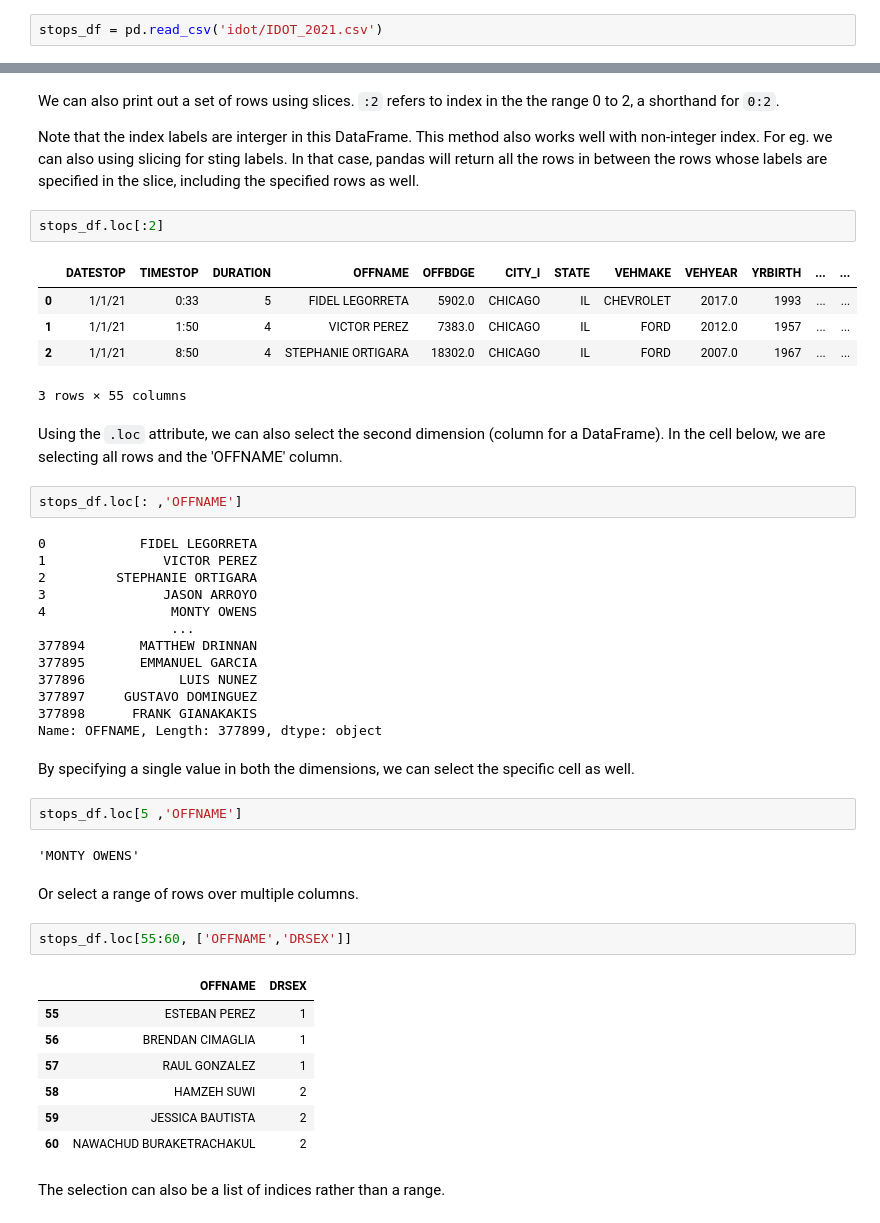
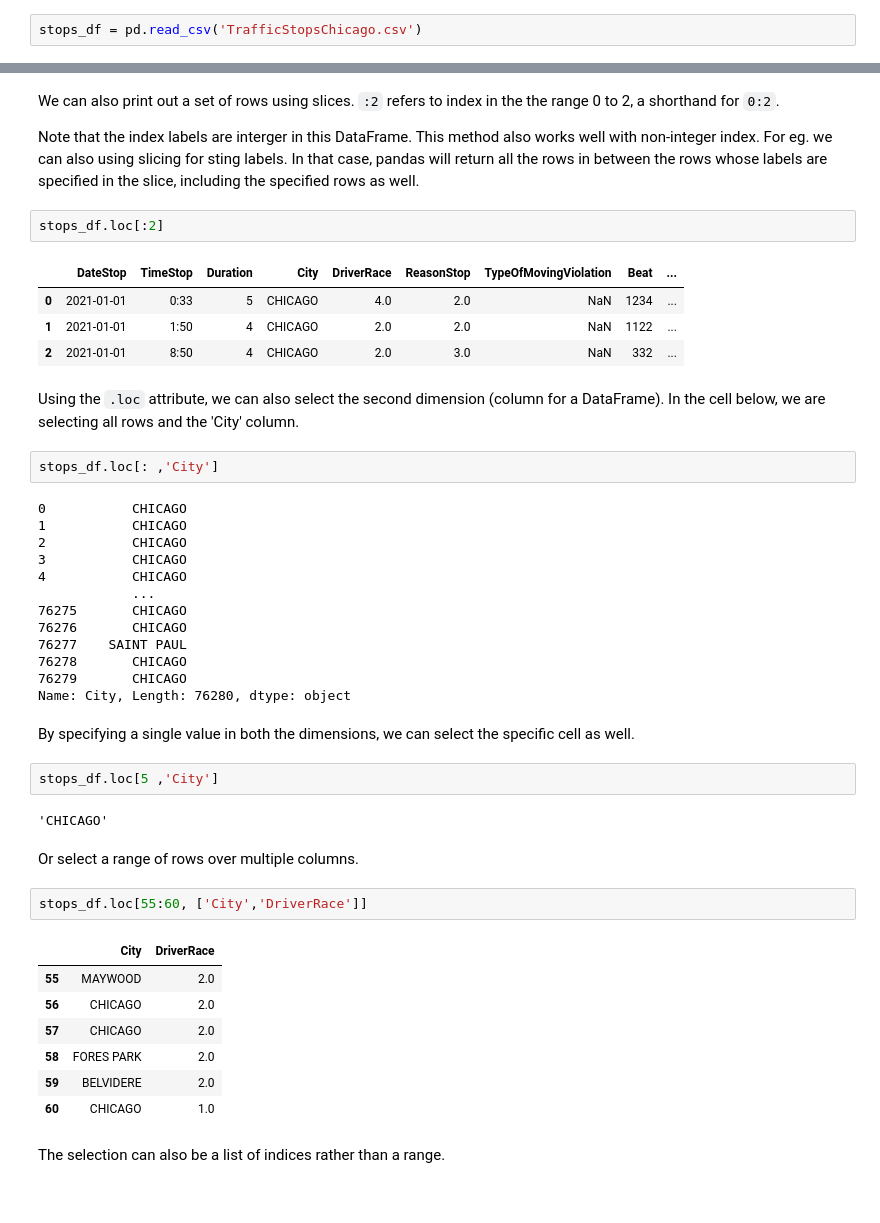
Before and after one commit to rahimrasool/CAN_textbook, a Jupyter notebook: _sources/content/revamped/IntroPandas.ipynb, the cells around one changed output, grey strips where cells are left out. Drawn from its saved outputs; the diff is of its cells as text.

```diff
--- a/_sources/content/revamped/IntroPandas.ipynb
+++ b/_sources/content/revamped/IntroPandas.ipynb
@@ -126,7 +126,7 @@ Pandas offeres reader functions which can read in a data file and return it as a
 
 We will use the `read.csv` function to read the Chicago Police Traffic Stops data.
 # %%
-stops_df = pd.read_csv('idot/IDOT_2021.csv')
+stops_df = pd.read_csv('TrafficStopsChicago.csv')
 # %% [markdown]
 The [documentation](https://pandas.pydata.org/docs/reference/api/pandas.read_csv.html) provides great detail of the arguments that `read_csv()` function accepts. Some of the common ones that you must know are:
 
@@ -277,46 +259,45 @@ Note that the index labels are interger in this DataFrame. This method also work
 # %%
 stops_df.loc[:2]
 # %% [output]
-|  | DATESTOP | TIMESTOP | DURATION | OFFNAME | OFFBDGE | CITY_I | STATE | VEHMAKE | VEHYEAR | YRBIRTH | ... | ... |
-| 0 | 1/1/21 | 0:33 | 5 | FIDEL LEGORRETA | 5902.0 | CHICAGO | IL | CHEVROLET | 2017.0 | 1993 | ... | ... |
-| 1 | 1/1/21 | 1:50 | 4 | VICTOR PEREZ | 7383.0 | CHICAGO | IL | FORD | 2012.0 | 1957 | ... | ... |
-| 2 | 1/1/21 | 8:50 | 4 | STEPHANIE ORTIGARA | 18302.0 | CHICAGO | IL | FORD | 2007.0 | 1967 | ... | ... |
+|  | DateStop | TimeStop | Duration | City | DriverRace | ReasonStop | TypeOfMovingViolation | Beat | ... |
+| 0 | 2021-01-01 | 0:33 | 5 | CHICAGO | 4.0 | 2.0 | NaN | 1234 | ... |
+| 1 | 2021-01-01 | 1:50 | 4 | CHICAGO | 2.0 | 2.0 | NaN | 1122 | ... |
+| 2 | 2021-01-01 | 8:50 | 4 | CHICAGO | 2.0 | 3.0 | NaN | 332 | ... |
-3 rows × 55 columns
 # %% [markdown]
-Using the `.loc` attribute, we can also select the second dimension (column for a DataFrame). In the cell below, we are selecting all rows and the 'OFFNAME' column.
+Using the `.loc` attribute, we can also select the second dimension (column for a DataFrame). In the cell below, we are selecting all rows and the 'City' column.
 # %%
-stops_df.loc[: ,'OFFNAME']
+stops_df.loc[: ,'City']
 # %% [output]
-0            FIDEL LEGORRETA
-1               VICTOR PEREZ
-2         STEPHANIE ORTIGARA
-3               JASON ARROYO
-4                MONTY OWENS
-                 ...
-377894       MATTHEW DRINNAN
-377895       EMMANUEL GARCIA
-377896            LUIS NUNEZ
-377897     GUSTAVO DOMINGUEZ
-377898      FRANK GIANAKAKIS
-Name: OFFNAME, Length: 377899, dtype: object
+0           CHICAGO
+1           CHICAGO
+2           CHICAGO
+3           CHICAGO
+4           CHICAGO
+            ...
+76275       CHICAGO
+76276       CHICAGO
+76277    SAINT PAUL
+76278       CHICAGO
+76279       CHICAGO
+Name: City, Length: 76280, dtype: object
 # %% [markdown]
 By specifying a single value in both the dimensions, we can select the specific cell as well.
 # %%
-stops_df.loc[5 ,'OFFNAME']
+stops_df.loc[5 ,'City']
 # %% [output]
-'MONTY OWENS'
+'CHICAGO'
 # %% [markdown]
 Or select a range of rows over multiple columns.
 # %%
-stops_df.loc[55:60, ['OFFNAME','DRSEX']]
+stops_df.loc[55:60, ['City','DriverRace']]
 # %% [output]
-|  | OFFNAME | DRSEX |
-| 55 | ESTEBAN PEREZ | 1 |
-| 56 | BRENDAN CIMAGLIA | 1 |
-| 57 | RAUL GONZALEZ | 1 |
-| 58 | HAMZEH SUWI | 2 |
-| 59 | JESSICA BAUTISTA | 2 |
-| 60 | NAWACHUD BURAKETRACHAKUL | 2 |
+|  | City | DriverRace |
+| 55 | MAYWOOD | 2.0 |
+| 56 | CHICAGO | 2.0 |
+| 57 | CHICAGO | 2.0 |
+| 58 | FORES PARK | 2.0 |
+| 59 | BELVIDERE | 2.0 |
+| 60 | CHICAGO | 1.0 |
 # %% [markdown]
 The selection can also be a list of indices rather than a range.
 # %%
```
Also changed, not shown: parts of 92 cells of this notebook, 3 other files.
